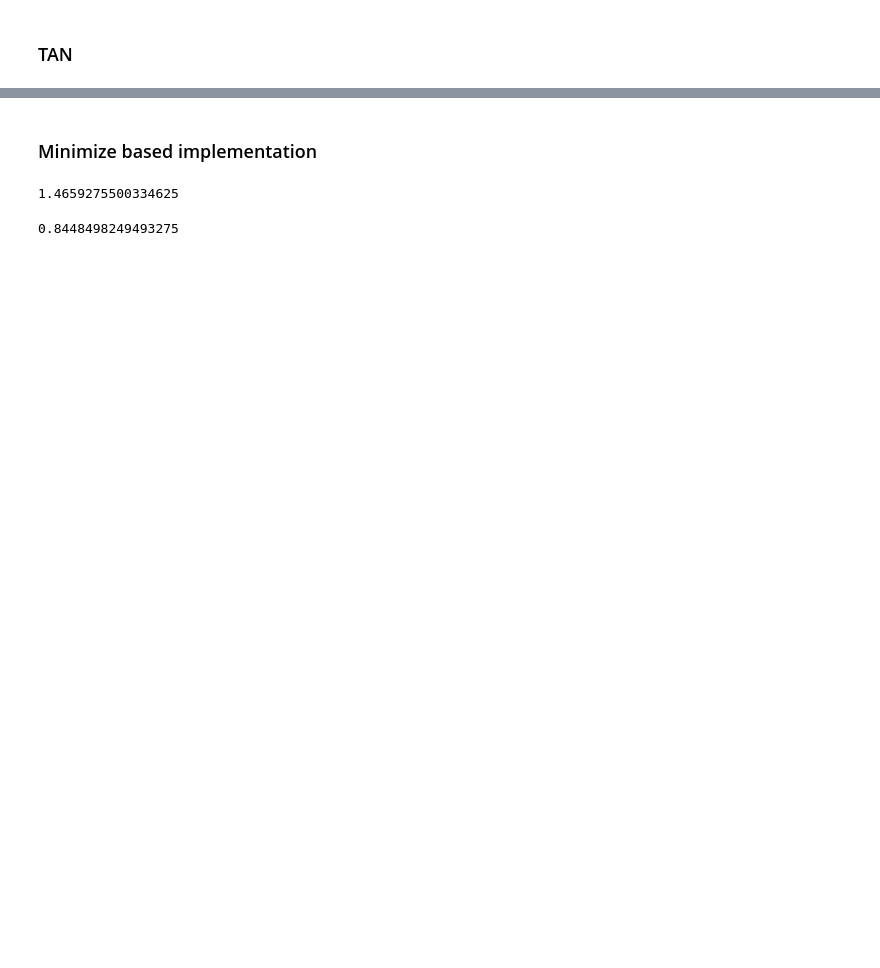
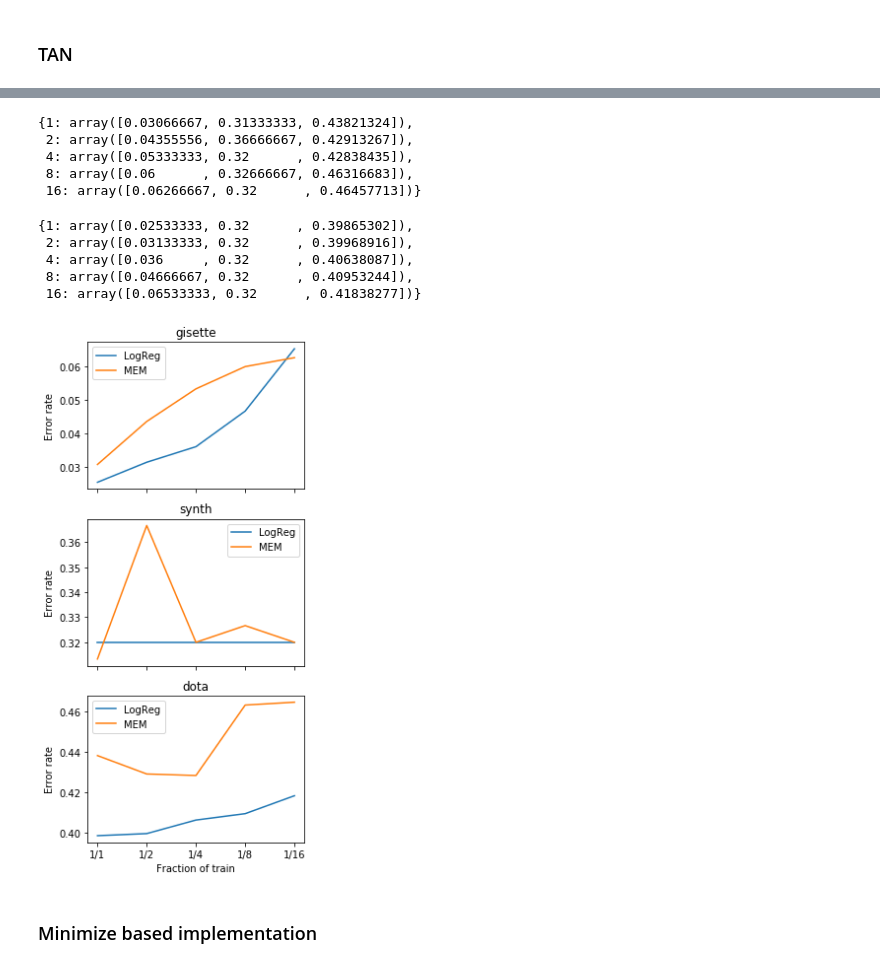
Before and after one commit to KaloshinPE/MEM_detector, a Jupyter notebook: experiments.ipynb, the cells around one changed output, grey strips where cells are left out. Cells and saved outputs as stored; diff of their text form; code cells hidden in the pictures; blank space fills up the shorter version.

```diff
--- a/experiments.ipynb
+++ b/experiments.ipynb
@@ -161,4 +106,0 @@ X_train_selected.shape, X_test_selected.shape
-# %%
-svc=SVC(kernel='linear')
-svc.fit(X_train, y_train)
-svc.score(X_test,y_test)
@@ -166,0 +190,22 @@ svc.score(X_test,y_test)
+# %%
+results_mem = {}
+results_logreg = {}
+fractions = [1,2,4, 8, 16]
+for frac in fractions:
+
+    data_reduced = {}
+    bs = 20
+    for dataset in data:
+
+        X, y, X_test, y_test = data[dataset]
+        ind = np.random.choice(range(X.shape[0]), X.shape[0]//frac, False)
+        Xs = X[ind]
+        ys = y[ind]
+
+        if Xs.shape[0]<bs:
+            bs = Xs.shape[0]
+
+        data_reduced[dataset]=(Xs, ys, X_test, y_test)
+
+    results_mem[frac]=process_clf(MEM(0.1, batch_size=bs), 3, data=data_reduced)
+    results_logreg[frac]=process_clf(LogisticRegression(), 3, data=data_reduced)
@@ -167,2 +238,37 @@ svc.score(X_test,y_test)
+# %%
+results_mem
+# %% [output]
+{1: array([0.03066667, 0.31333333, 0.43821324]),
+ 2: array([0.04355556, 0.36666667, 0.42913267]),
+ 4: array([0.05333333, 0.32      , 0.42838435]),
+ 8: array([0.06      , 0.32666667, 0.46316683]),
+ 16: array([0.06266667, 0.32      , 0.46457713])}
+# %%
+results_logreg
+# %% [output]
+{1: array([0.02533333, 0.32      , 0.39865302]),
+ 2: array([0.03133333, 0.32      , 0.39968916]),
+ 4: array([0.036     , 0.32      , 0.40638087]),
+ 8: array([0.04666667, 0.32      , 0.40953244]),
+ 16: array([0.06533333, 0.32      , 0.41838277])}
+# %%
+fractions_labels = [f'1/{f}' for f in fractions]
+
+fig, axs = plt.subplots(3,1,sharex=True, figsize=(4,8))
+for i in range(3):
+    axs[i].plot(np.array(list(results_logreg.values()))[:,i], label = 'LogReg')
+    axs[i].plot(np.array(list(results_mem.values()))[:,i], label = 'MEM')
+    axs[i].set_title(datasets[i])
+
+
+    axs[i].set_ylabel('Error rate')
+    axs[i].legend()
+plt.xticks(range(5), fractions_labels)
+plt.xlabel('Fraction of train')
+plt.tight_layout()
+
+plt.savefig('additional.png', dpi=100)
+# %% [output]
+[figure, added]
 # %% [markdown]
 ### Minimize based implementation
@@ -176,4 +274,0 @@ def MEM(alpha):
-# %%
-MEM(np.ones(X.shape[1]))
-# %% [output]
-1.4659275500334625
@@ -182,5 +274,0 @@ res = minimize(MEM, np.ones(X.shape[1]))
-# %%
-# test score
-accuracy_score(y_test, np.sign(X_test_selected@res.x))
-# %% [output]
-0.8448498249493275
```
Also changed, not shown: parts of 42 cells of this notebook.
